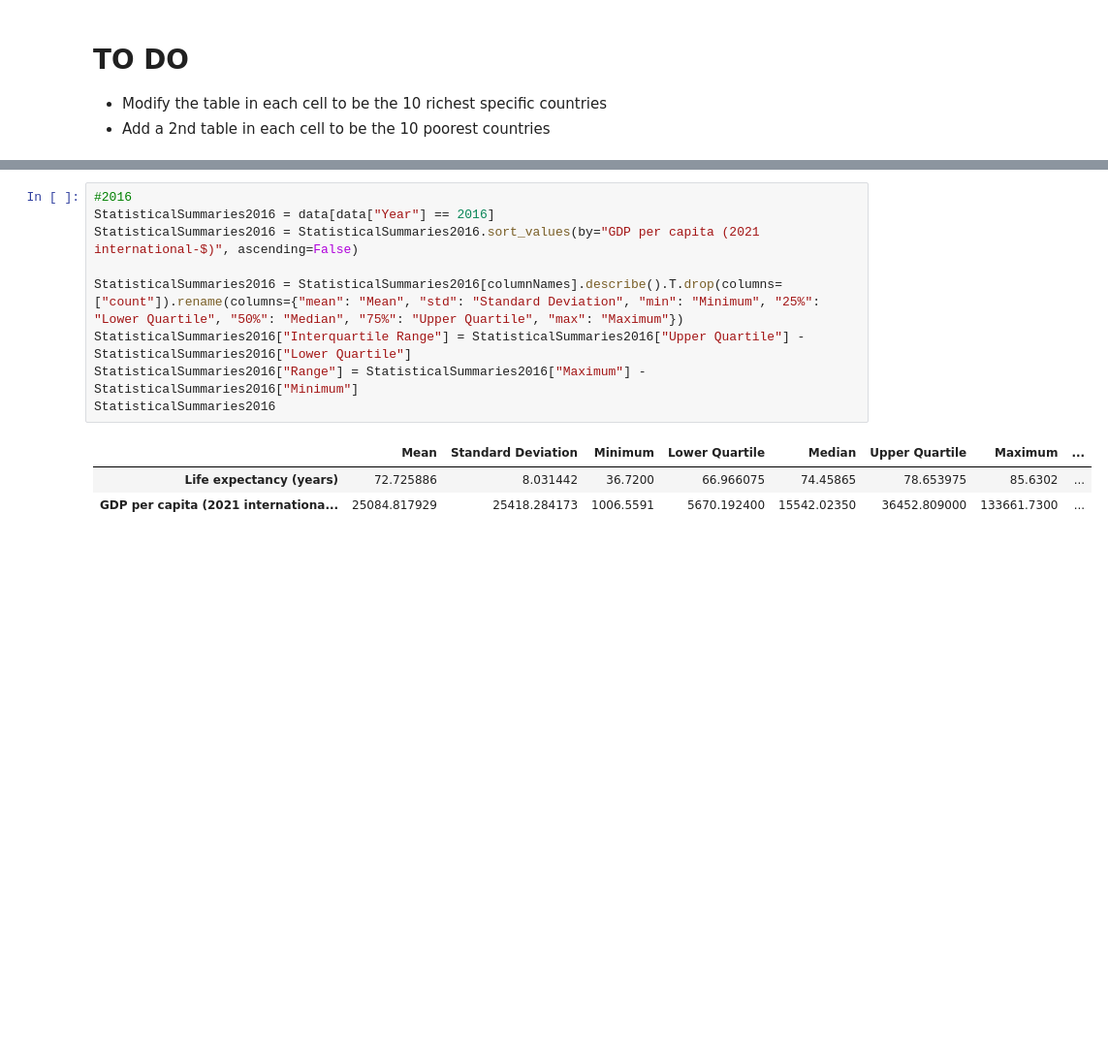
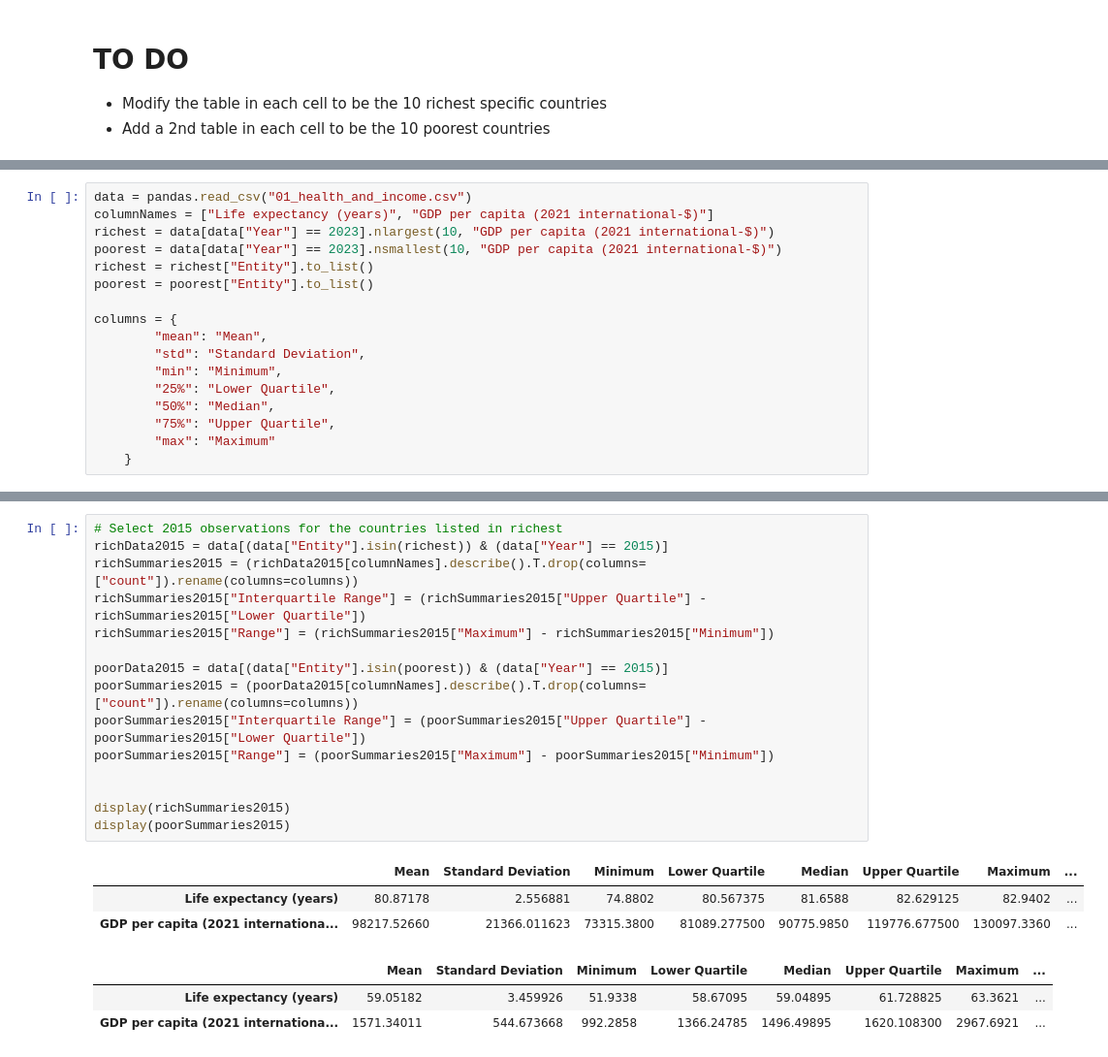
Before and after one commit to KabirS123/MGP, a Jupyter notebook: dataAnalysis.ipynb, the cells around one changed output, grey strips where cells are left out. Shown at 97% size. Saved outputs shown, nothing was run; the diff lists cells and outputs as text; blank space fills up the shorter version.

Commit message:
Adds a poor and rich summary statistic table for each year between 2008 and 2023

```diff
--- a/dataAnalysis.ipynb
+++ b/dataAnalysis.ipynb
@@ -11 +12,18 @@ import plotly.express as px
+# %%
+data = pandas.read_csv("01_health_and_income.csv")
+columnNames = ["Life expectancy (years)", "GDP per capita (2021 international-$)"]
+richest = data[data["Year"] == 2023].nlargest(10, "GDP per capita (2021 international-$)")
+poorest = data[data["Year"] == 2023].nsmallest(10, "GDP per capita (2021 international-$)")
+richest = richest["Entity"].to_list()
+poorest = poorest["Entity"].to_list()
+
+columns = {
+        "mean": "Mean",
+        "std": "Standard Deviation",
+        "min": "Minimum",
+        "25%": "Lower Quartile",
+        "50%": "Median",
+        "75%": "Upper Quartile",
+        "max": "Maximum"
+    }
 # %%
@@ -116,13 +196,22 @@ StatisticalSummaries2014
 # %%
-#2016
-StatisticalSummaries2016 = data[data["Year"] == 2016]
-StatisticalSummaries2016 = StatisticalSummaries2016.sort_values(by="GDP per capita (2021 international-$)", ascending=False)
+# Select 2015 observations for the countries listed in richest
+richData2015 = data[(data["Entity"].isin(richest)) & (data["Year"] == 2015)]
+richSummaries2015 = (richData2015[columnNames].describe().T.drop(columns=["count"]).rename(columns=columns))
+richSummaries2015["Interquartile Range"] = (richSummaries2015["Upper Quartile"] - richSummaries2015["Lower Quartile"])
+richSummaries2015["Range"] = (richSummaries2015["Maximum"] - richSummaries2015["Minimum"])
 
-StatisticalSummaries2016 = StatisticalSummaries2016[columnNames].describe().T.drop(columns=["count"]).rename(columns={"mean": "Mean", "std": "Standard Deviation", "min": "Minimum", "25%": "Lower Quartile", "50%": "Median", "75%": "Upper Quartile", "max": "Maximum"})
-StatisticalSummaries2016["Interquartile Range"] = StatisticalSummaries2016["Upper Quartile"] - StatisticalSummaries2016["Lower Quartile"]
-StatisticalSummaries2016["Range"] = StatisticalSummaries2016["Maximum"] - StatisticalSummaries2016["Minimum"]
-StatisticalSummaries2016
+poorData2015 = data[(data["Entity"].isin(poorest)) & (data["Year"] == 2015)]
+poorSummaries2015 = (poorData2015[columnNames].describe().T.drop(columns=["count"]).rename(columns=columns))
+poorSummaries2015["Interquartile Range"] = (poorSummaries2015["Upper Quartile"] - poorSummaries2015["Lower Quartile"])
+poorSummaries2015["Range"] = (poorSummaries2015["Maximum"] - poorSummaries2015["Minimum"])
+
+
+display(richSummaries2015)
+display(poorSummaries2015)
 # %% [output]
 |  | Mean | Standard Deviation | Minimum | Lower Quartile | Median | Upper Quartile | Maximum | ... |
-| Life expectancy (years) | 72.725886 | 8.031442 | 36.7200 | 66.966075 | 74.45865 | 78.653975 | 85.6302 | ... |
-| GDP per capita (2021 internationa... | 25084.817929 | 25418.284173 | 1006.5591 | 5670.192400 | 15542.02350 | 36452.809000 | 133661.7300 | ... |
+| Life expectancy (years) | 80.87178 | 2.556881 | 74.8802 | 80.567375 | 81.6588 | 82.629125 | 82.9402 | ... |
+| GDP per capita (2021 internationa... | 98217.52660 | 21366.011623 | 73315.3800 | 81089.277500 | 90775.9850 | 119776.677500 | 130097.3360 | ... |
+|  | Mean | Standard Deviation | Minimum | Lower Quartile | Median | Upper Quartile | Maximum | ... |
+| Life expectancy (years) | 59.05182 | 3.459926 | 51.9338 | 58.67095 | 59.04895 | 61.728825 | 63.3621 | ... |
+| GDP per capita (2021 internationa... | 1571.34011 | 544.673668 | 992.2858 | 1366.24785 | 1496.49895 | 1620.108300 | 2967.6921 | ... |
```
Also changed, not shown: parts of 17 cells of this notebook.
